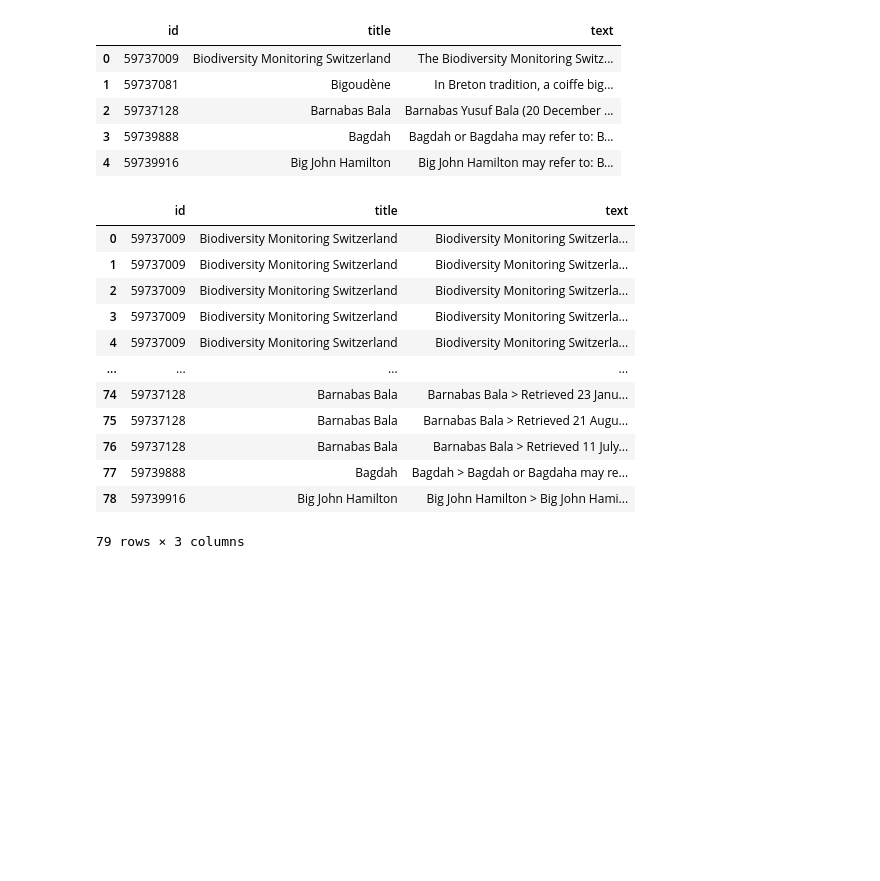
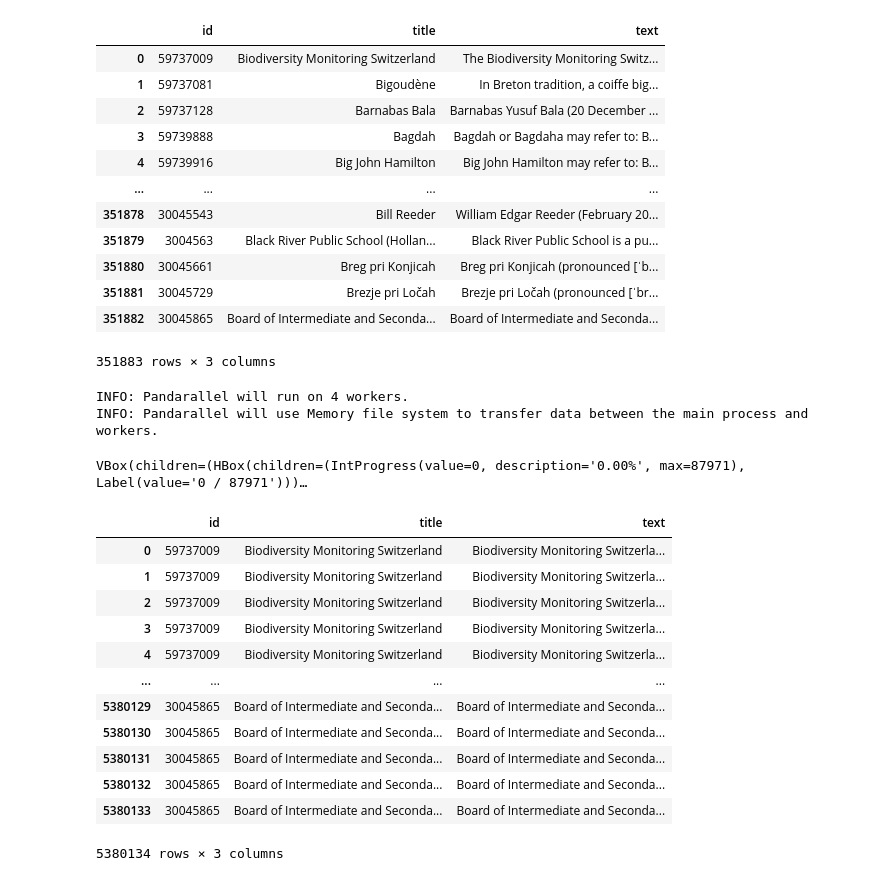
Before and after one commit to unonao/kaggle-llm-science, a Jupyter notebook: notebook/fts.ipynb, the cells around one changed output. Cells and saved outputs as stored; diff of their text form; code cells hidden in the pictures; blank space fills up the shorter version.

```diff
--- a/notebook/fts.ipynb
+++ b/notebook/fts.ipynb
@@ -5,20 +155,30 @@ import pandas as pd
 # %%
 df = pd.read_parquet("../input/llm-science-wikipedia-data-b/b.parquet")
-df = df.head()
 df
 # %% [output]
 |  | id | title | text |
 | 0 | 59737009 | Biodiversity Monitoring Switzerland | The Biodiversity Monitoring Switz... |
 | 1 | 59737081 | Bigoudène | In Breton tradition, a coiffe big... |
 | 2 | 59737128 | Barnabas Bala | Barnabas Yusuf Bala (20 December ... |
 | 3 | 59739888 | Bagdah | Bagdah or Bagdaha may refer to: B... |
 | 4 | 59739916 | Big John Hamilton | Big John Hamilton may refer to: B... |
+| ... | ... | ... | ... |
+| 351878 | 30045543 | Bill Reeder | William Edgar Reeder (February 20... |
+| 351879 | 3004563 | Black River Public School (Hollan... | Black River Public School is a pu... |
+| 351880 | 30045661 | Breg pri Konjicah | Breg pri Konjicah (pronounced [ˈb... |
+| 351881 | 30045729 | Brezje pri Ločah | Brezje pri Ločah (pronounced [ˈbr... |
+| 351882 | 30045865 | Board of Intermediate and Seconda... | Board of Intermediate and Seconda... |
+351883 rows × 3 columns
 # %%
 window_size = 4
 sliding_size = 3
 filter_len = 3
 filter_len_max = 1000
 import blingfire as bf
+from pandarallel import pandarallel
+from tqdm.auto import tqdm
+
+pandarallel.initialize(progress_bar=True)
 
 
 def extract_chunk_by_sliding_window(text_list: list[str], window_size: int, sliding_size: int) -> list[str]:
@@ -43,11 +203,14 @@ def split_sentences(text):
     return chunks
 
 
-df["text"] = df["text"].apply(split_sentences)
+df["text"] = df["text"].parallel_apply(split_sentences)
 df = df.explode(["text"]).reset_index(drop=True)
 df["text"] = df["title"] + " > " + df["text"]
 df
 # %% [output]
+INFO: Pandarallel will run on 4 workers.
+INFO: Pandarallel will use Memory file system to transfer data between the main process and workers.
+VBox(children=(HBox(children=(IntProgress(value=0, description='0.00%', max=87971), Label(value='0 / 87971')))…
 |  | id | title | text |
 | 0 | 59737009 | Biodiversity Monitoring Switzerland | Biodiversity Monitoring Switzerla... |
 | 1 | 59737009 | Biodiversity Monitoring Switzerland | Biodiversity Monitoring Switzerla... |
@@ -55,10 +218,10 @@ df
 | 3 | 59737009 | Biodiversity Monitoring Switzerland | Biodiversity Monitoring Switzerla... |
 | 4 | 59737009 | Biodiversity Monitoring Switzerland | Biodiversity Monitoring Switzerla... |
 | ... | ... | ... | ... |
-| 74 | 59737128 | Barnabas Bala | Barnabas Bala > Retrieved 23 Janu... |
-| 75 | 59737128 | Barnabas Bala | Barnabas Bala > Retrieved 21 Augu... |
-| 76 | 59737128 | Barnabas Bala | Barnabas Bala > Retrieved 11 July... |
-| 77 | 59739888 | Bagdah | Bagdah > Bagdah or Bagdaha may re... |
-| 78 | 59739916 | Big John Hamilton | Big John Hamilton > Big John Hami... |
+| 5380129 | 30045865 | Board of Intermediate and Seconda... | Board of Intermediate and Seconda... |
+| 5380130 | 30045865 | Board of Intermediate and Seconda... | Board of Intermediate and Seconda... |
+| 5380131 | 30045865 | Board of Intermediate and Seconda... | Board of Intermediate and Seconda... |
+| 5380132 | 30045865 | Board of Intermediate and Seconda... | Board of Intermediate and Seconda... |
+| 5380133 | 30045865 | Board of Intermediate and Seconda... | Board of Intermediate and Seconda... |
-79 rows × 3 columns
+5380134 rows × 3 columns
 # %%
```
Also changed, not shown: parts of 23 cells of this notebook, 44 other files.
